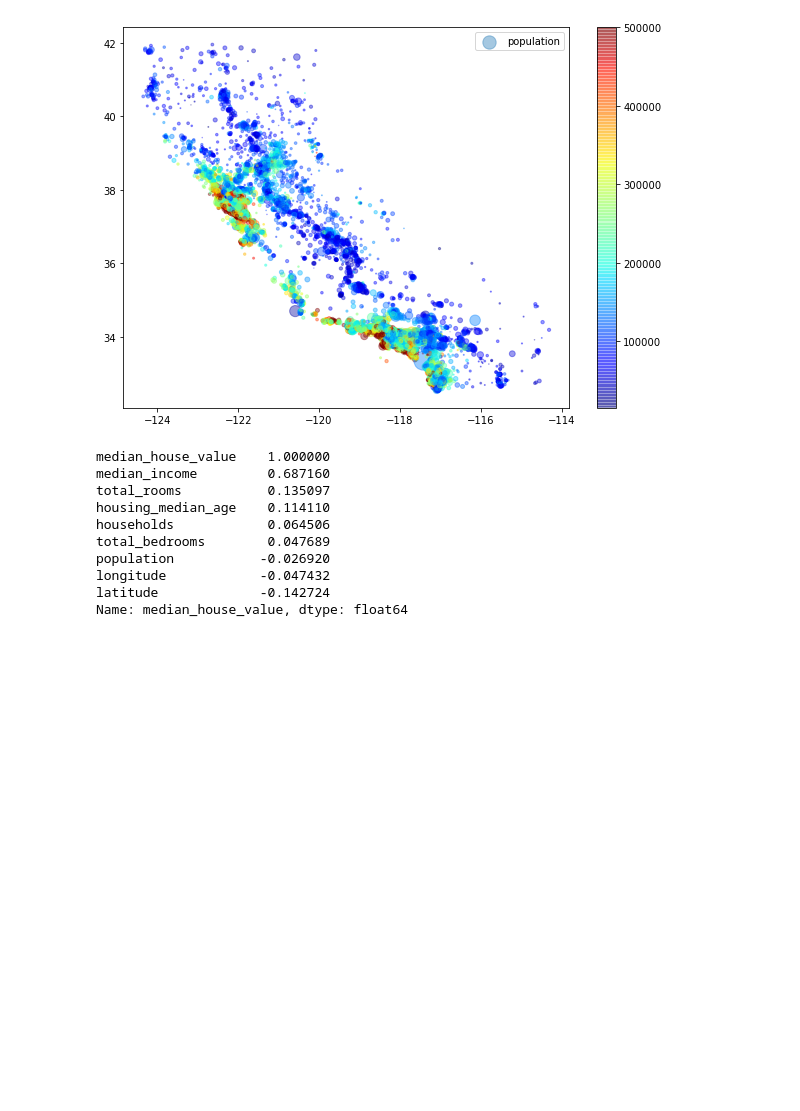
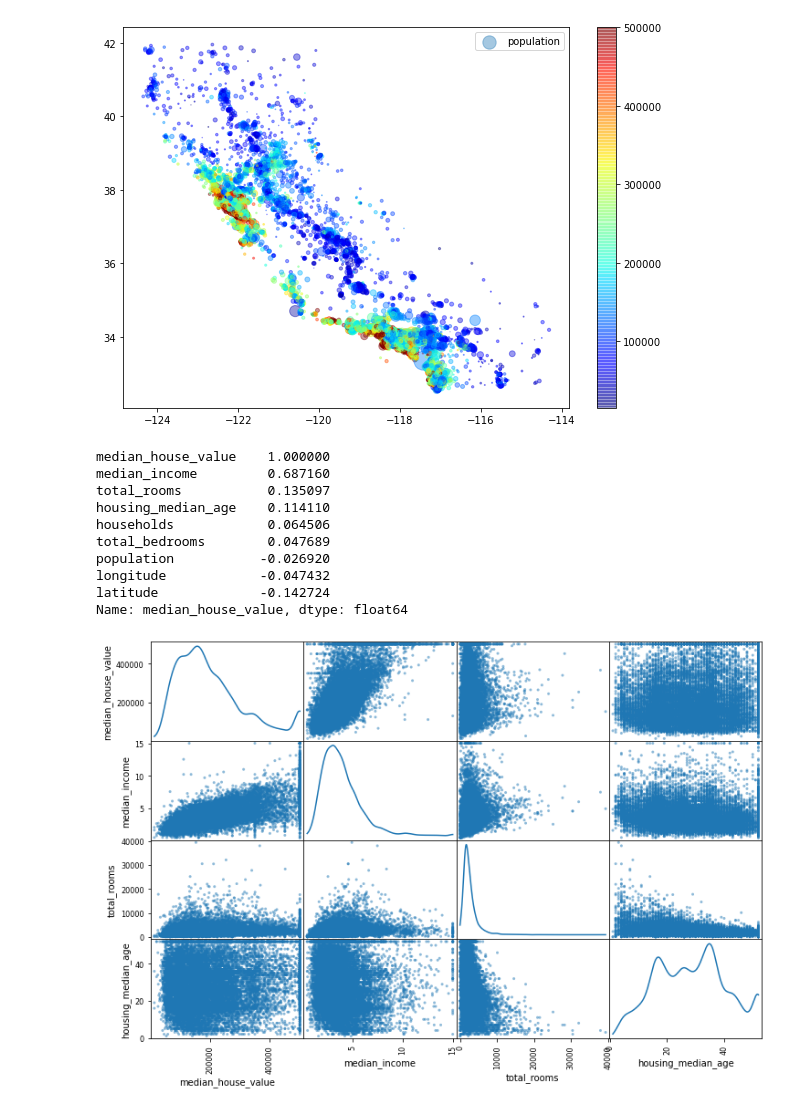
Before and after one commit to peteVo/Handson_HW, a Jupyter notebook: Chapter2/Housing.ipynb, the cells around one changed output. Drawn from its saved outputs; the diff is of its cells as text; code cells hidden in the pictures; blank space fills up the shorter version.

```diff
--- a/Chapter2/Housing.ipynb
+++ b/Chapter2/Housing.ipynb
@@ -161,3 +161,11 @@ population           -0.026920
 longitude            -0.047432
 latitude             -0.142724
 Name: median_house_value, dtype: float64
+# %%
+from pandas.plotting import scatter_matrix
+
+attributes = ['median_house_value', 'median_income', 'total_rooms', 'housing_median_age']
+
+scatter_matrix(housing[attributes], figsize=(12, 8), diagonal='kde');
+# %% [output]
+[figure, added]
```
Also changed, not shown: parts of 6 cells of this notebook.
